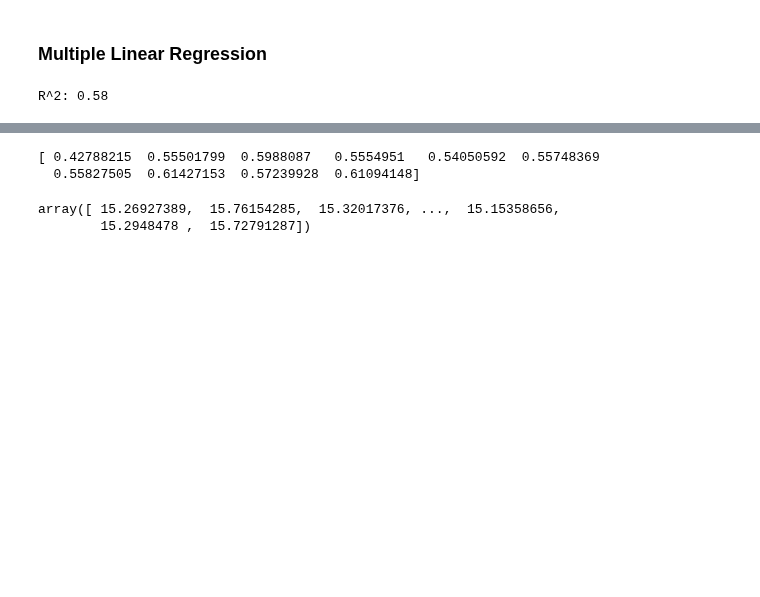
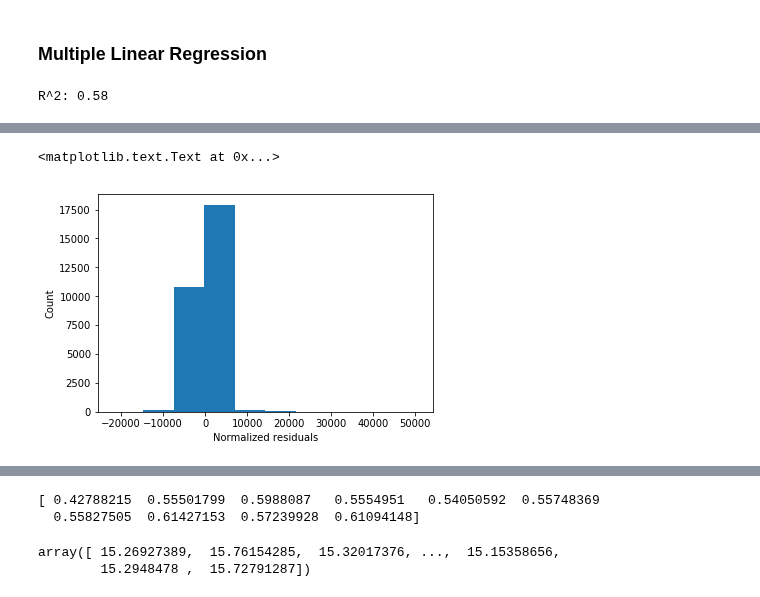
Before and after one commit to nycdatasci/bootcamp009_project, a Jupyter notebook: Project3-MachineLearning/chase_brandy_grant/Chase/models/Simple Linear Model.ipynb, the cells around one changed output, grey strips where cells are left out. Drawn from its saved outputs; the diff is of its cells as text; code cells hidden in the pictures; blank space fills up the shorter version.

```diff
--- a/Project3-MachineLearning/chase_brandy_grant/Chase/models/Simple Linear Model.ipynb
+++ b/Project3-MachineLearning/chase_brandy_grant/Chase/models/Simple Linear Model.ipynb
@@ -77,6 +89,3 @@ df.loc[test_index,'price_doc'] = np.exp(ols.predict(x_test)) * df.loc[test_index
-# %%
-
-df['price_full'] = df.price_doc / df.full_sq
 # %%
 cols = ['price_doc','full_sq','price_full']
 sub = df.loc[test_index,cols]
@@ -87,0 +97,15 @@ IOError: [Errno 2] No such file or directory: '../Chase/submissions/simple_linea
+# %%
+cols = ['price_full','product_type','full_sq','floor','kremlin_km','sub_area','month']
+lm_data = df.loc[train_index,cols].copy()
+
+df_obj = lm_data.select_dtypes(include=['object'])
+df_num = lm_data.select_dtypes(exclude=['object'])
+
+dummies = pd.get_dummies(df_obj)
+df_all = pd.concat([df_num,dummies],axis=1)
+# %%
+all_columns = "+".join(df_all.columns[1:-1])
+# %%
+model = sm.ols(formula ='price_full ~ ' + all_columns, data = df_all)
+fitted = model.fit()
+print fitted.summary()
@@ -87,0 +130,7 @@ IOError: [Errno 2] No such file or directory: '../Chase/submissions/simple_linea
+# %%
+plt.hist(fitted.resid)
+plt.ylabel('Count')
+plt.xlabel('Normalized residuals')
+# %% [output]
+<matplotlib.text.Text at 0x...>
+[figure, added]
```
Also changed, not shown: parts of 13 cells of this notebook, 13 other files.
